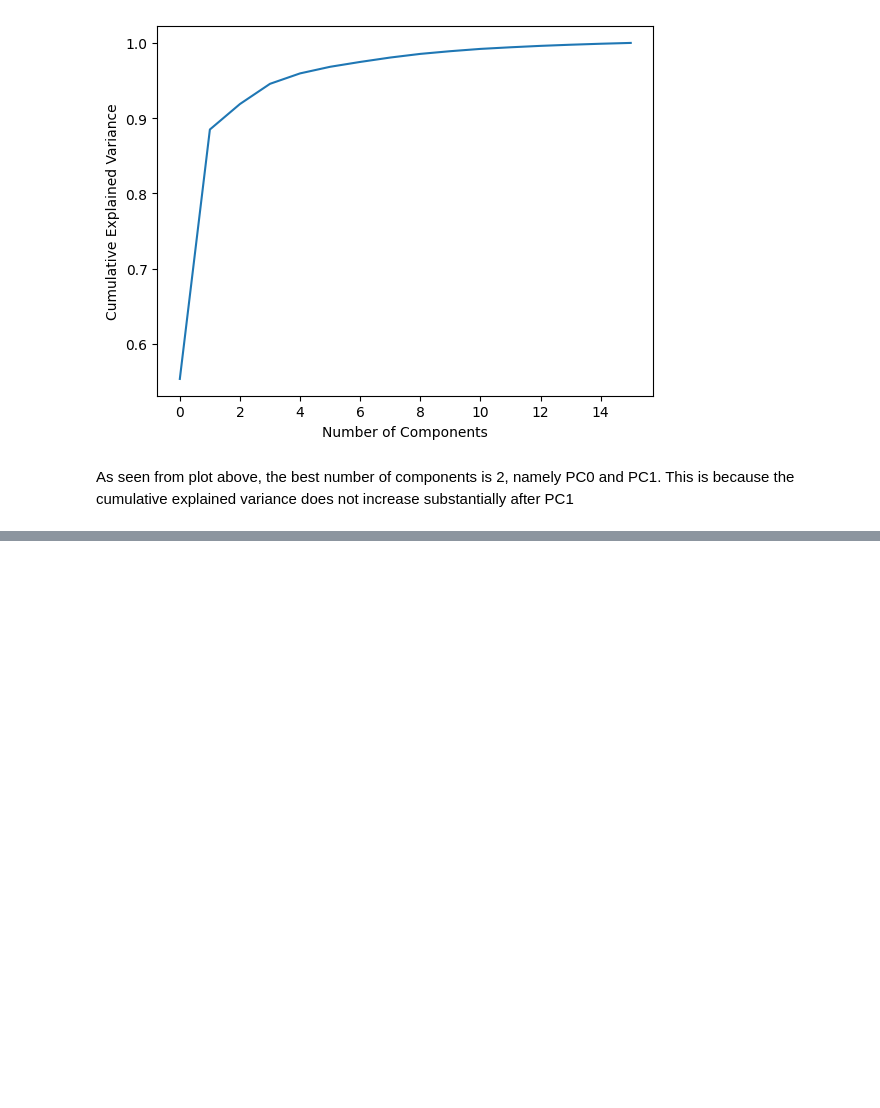
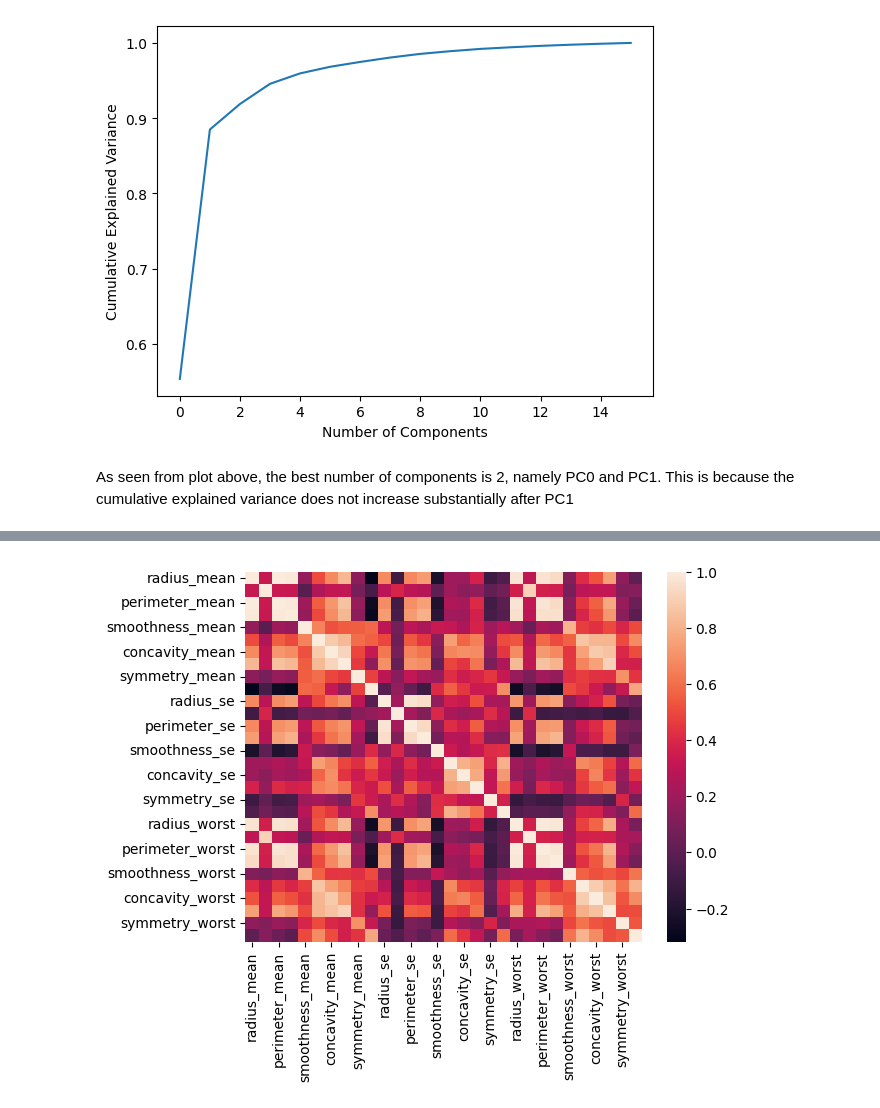
Before and after one commit to HenryLiang-123/MSiA_421, a Jupyter notebook: HW1.ipynb, the cells around one changed output, grey strips where cells are left out. Drawn from its saved outputs; the diff is of its cells as text; code cells hidden in the pictures; blank space fills up the shorter version.

```diff
--- a/HW1.ipynb
+++ b/HW1.ipynb
@@ -47,0 +51,37 @@ As seen from plot above, the best number of components is 2, namely PC0 and PC1.
+# %%
+import pandas as pd
+
+names = ['id',
+ 'diagnosis',
+ 'radius_mean',
+ 'texture_mean',
+ 'perimeter_mean',
+ 'area_mean',
+ 'smoothness_mean',
+ 'compactness_mean',
+ 'concavity_mean',
+ 'concave points_mean',
+ 'symmetry_mean',
+ 'fractal_dimension_mean',
+ 'radius_se',
+ 'texture_se',
+ 'perimeter_se',
+ 'area_se',
+ 'smoothness_se',
+ 'compactness_se',
+ 'concavity_se',
+ 'concave points_se',
+ 'symmetry_se',
+ 'fractal_dimension_se',
+ 'radius_worst',
+ 'texture_worst',
+ 'perimeter_worst',
+ 'area_worst',
+ 'smoothness_worst',
+ 'compactness_worst',
+ 'concavity_worst',
+ 'concave points_worst',
+ 'symmetry_worst',
+ 'fractal_dimension_worst',]
+dat = pd.read_csv("wdbc.data", header=0, names = names)
+dat.describe().drop(columns= 'id')
@@ -47,0 +99,9 @@ As seen from plot above, the best number of components is 2, namely PC0 and PC1.
+# %%
+import seaborn as sns
+
+# Inspiration from https://stackoverflow.com/questions/43507756/python-seaborn-how-to-replicate-corrplot
+corr= dat.drop(columns="id").corr()
+sns.heatmap(corr, fmt='.2f')
+plt.show()
+# %% [output]
+[figure, added]
```
Also changed, not shown: parts of 11 cells of this notebook, 1 other file.
